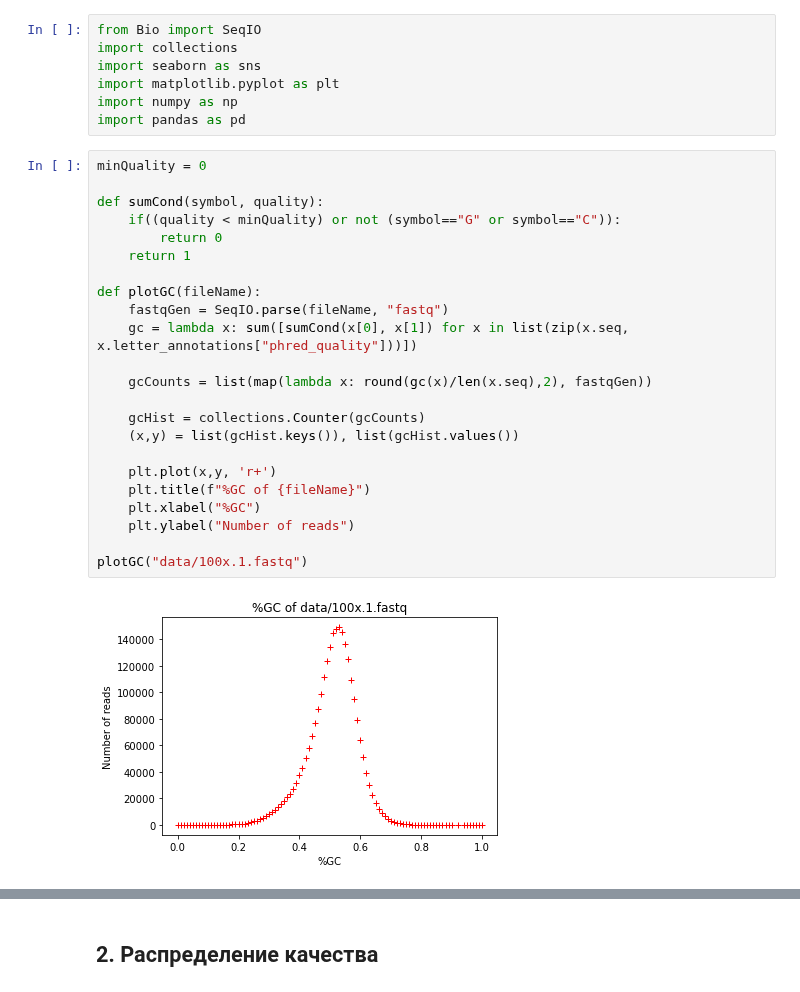
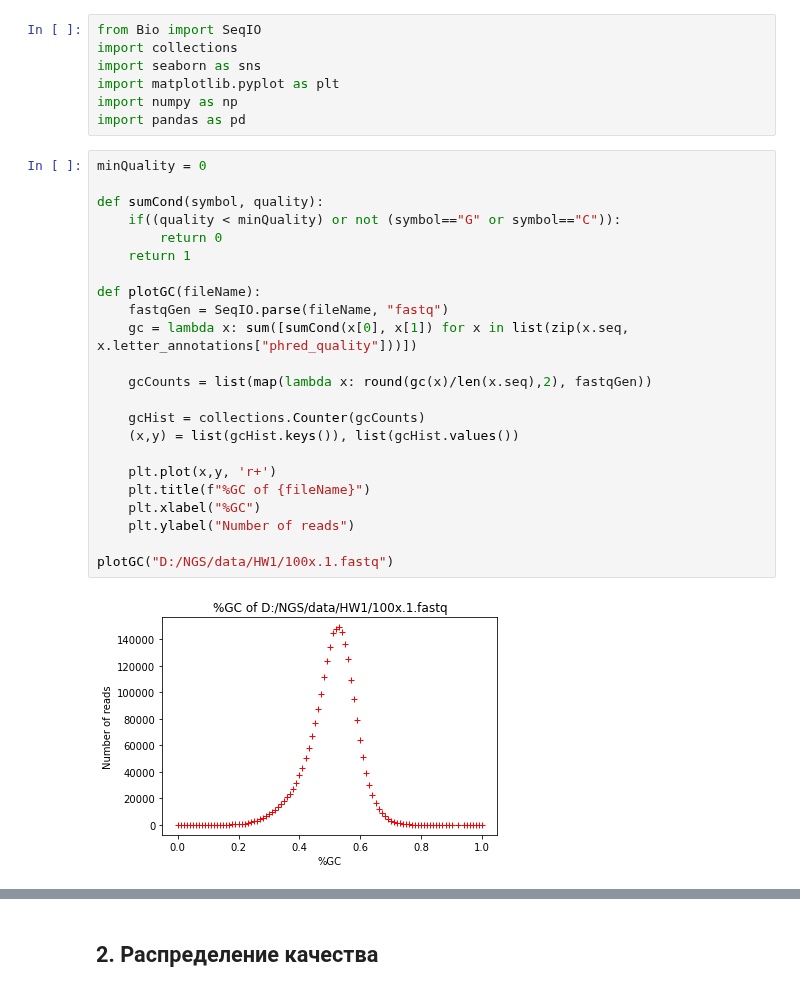
Before and after one commit to vkpankov/BioInfML, a Jupyter notebook: NGS/HW1.ipynb, the cells around one changed output, grey strips where cells are left out. Saved outputs shown, nothing was run; the diff lists cells and outputs as text.

```diff
--- a/NGS/HW1.ipynb
+++ b/NGS/HW1.ipynb
@@ -13,26 +13,26 @@ import pandas as pd
 # %%
 minQuality = 0
 
 def sumCond(symbol, quality):
     if((quality < minQuality) or not (symbol=="G" or symbol=="C")):
         return 0
     return 1
 
 def plotGC(fileName):
     fastqGen = SeqIO.parse(fileName, "fastq")
     gc = lambda x: sum([sumCond(x[0], x[1]) for x in list(zip(x.seq, x.letter_annotations["phred_quality"]))])
 
     gcCounts = list(map(lambda x: round(gc(x)/len(x.seq),2), fastqGen))
 
     gcHist = collections.Counter(gcCounts)
     (x,y) = list(gcHist.keys()), list(gcHist.values())
 
     plt.plot(x,y, 'r+')
     plt.title(f"%GC of {fileName}")
     plt.xlabel("%GC")
     plt.ylabel("Number of reads")
 
-plotGC("data/100x.1.fastq")
+plotGC("D:/NGS/data/HW1/100x.1.fastq")
 # %% [output]
-[figure, old version]
+[figure, new version]
 # %%
```
Also changed, not shown: parts of 4 cells of this notebook.
